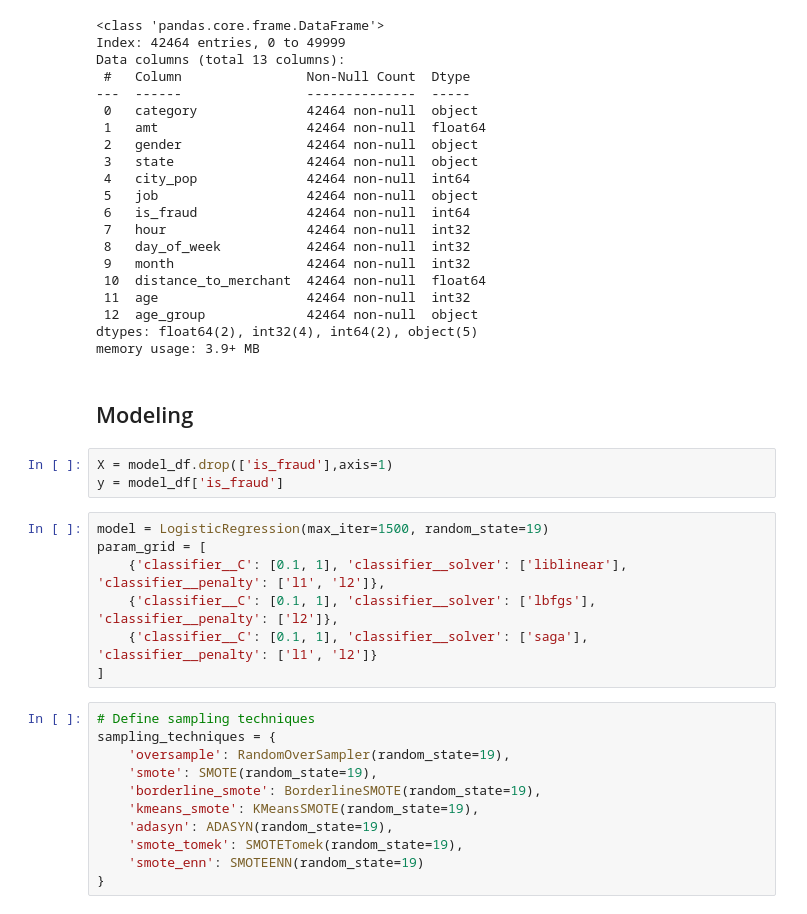
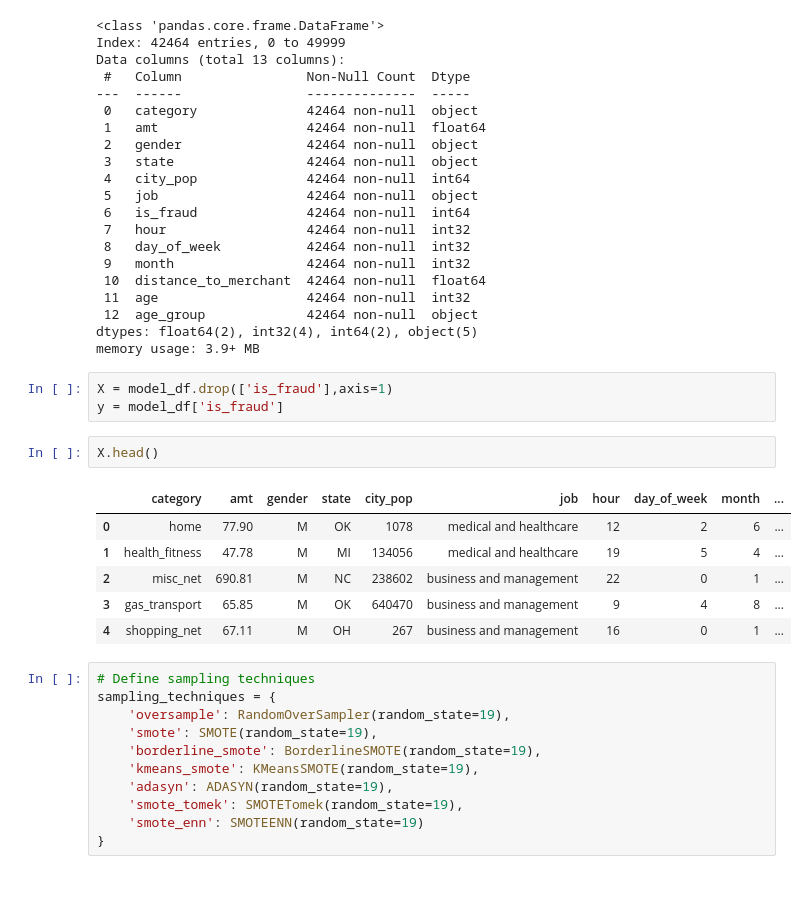
Before and after one commit to evan-rosenbaum1/credit_card_transactions_fraud_detection_and_analysis, a Jupyter notebook: credit_card_transactions_fraud_detection_and_analysis.ipynb, the cells around one changed output. Cells and saved outputs as stored; diff of their text form; blank space fills up the shorter version.

```diff
--- a/credit_card_transactions_fraud_detection_and_analysis.ipynb
+++ b/credit_card_transactions_fraud_detection_and_analysis.ipynb
@@ -728,18 +733,18 @@ Data columns (total 13 columns):
  12  age_group             42464 non-null  object
 dtypes: float64(2), int32(4), int64(2), object(5)
 memory usage: 3.9+ MB
-# %% [markdown]
-## Modeling
 # %%
 X = model_df.drop(['is_fraud'],axis=1)
 y = model_df['is_fraud']
-# %%
-model = LogisticRegression(max_iter=1500, random_state=19)
-param_grid = [
-    {'classifier__C': [0.1, 1], 'classifier__solver': ['liblinear'], 'classifier__penalty': ['l1', 'l2']},
-    {'classifier__C': [0.1, 1], 'classifier__solver': ['lbfgs'], 'classifier__penalty': ['l2']},
-    {'classifier__C': [0.1, 1], 'classifier__solver': ['saga'], 'classifier__penalty': ['l1', 'l2']}
-]
+# %%
+X.head()
+# %% [output]
+|  | category | amt | gender | state | city_pop | job | hour | day_of_week | month | ... |
+| 0 | home | 77.90 | M | OK | 1078 | medical and healthcare | 12 | 2 | 6 | ... |
+| 1 | health_fitness | 47.78 | M | MI | 134056 | medical and healthcare | 19 | 5 | 4 | ... |
+| 2 | misc_net | 690.81 | M | NC | 238602 | business and management | 22 | 0 | 1 | ... |
+| 3 | gas_transport | 65.85 | M | OK | 640470 | business and management | 9 | 4 | 8 | ... |
+| 4 | shopping_net | 67.11 | M | OH | 267 | business and management | 16 | 0 | 1 | ... |
 # %%
 # Define sampling techniques
 sampling_techniques = {
```
Also changed, not shown: parts of 22 cells of this notebook, 1 other file.
